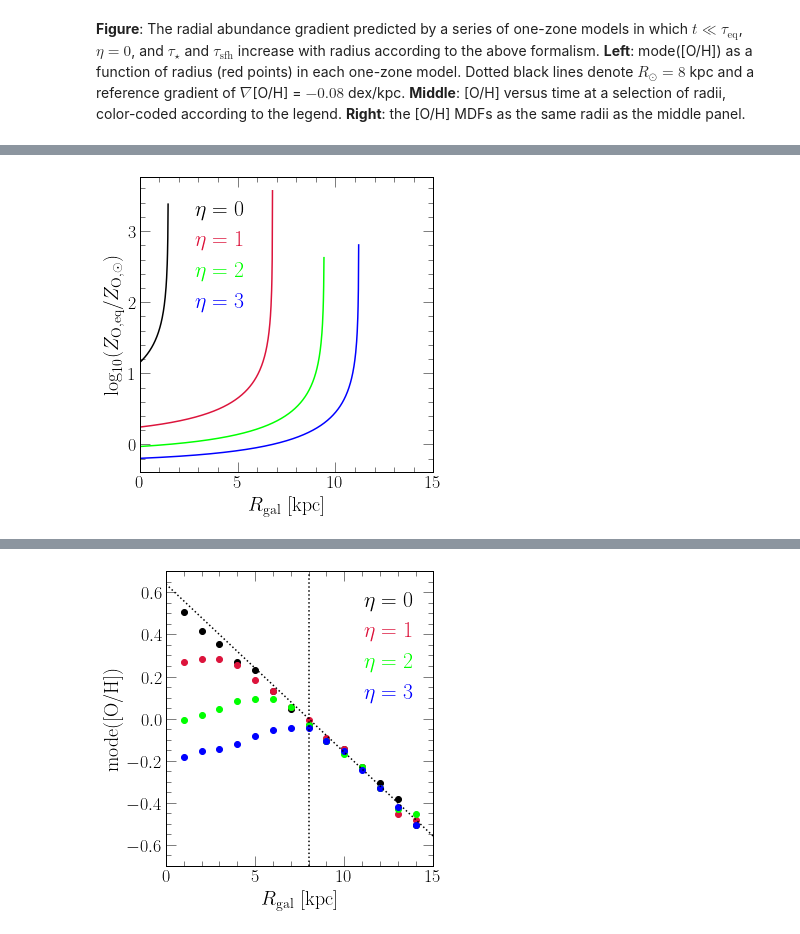
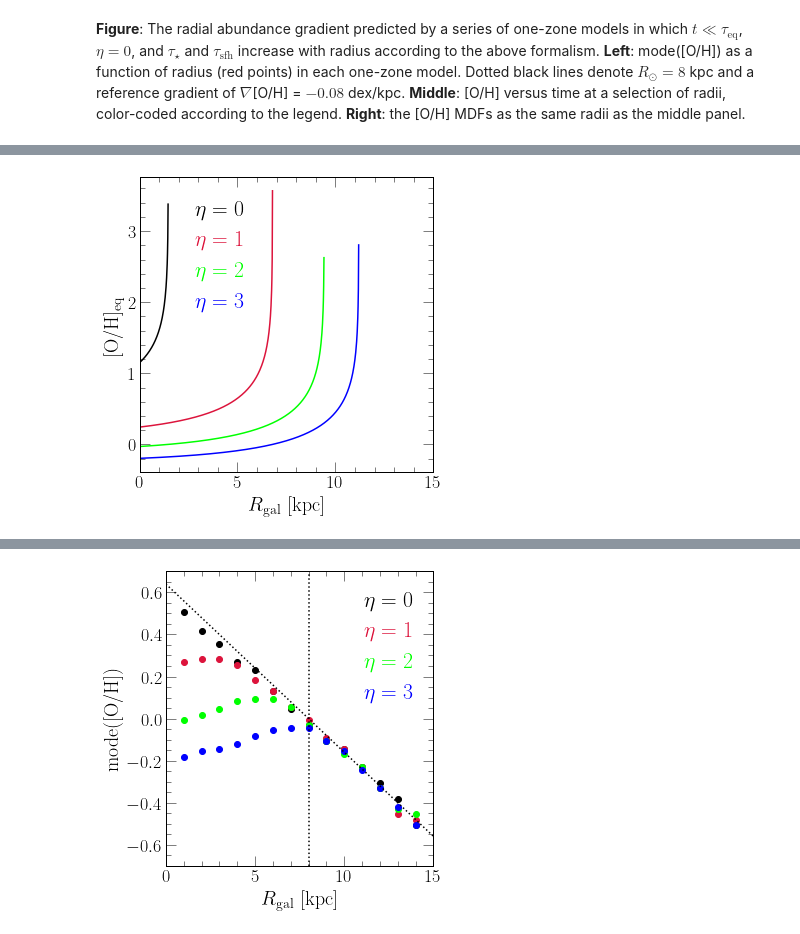
Before and after one commit to giganano/outflows, a Jupyter notebook: notebooks/radialflows.ipynb, the cells around one changed output, grey strips where cells are left out. Saved outputs shown, nothing was run; the diff lists cells and outputs as text; code cells hidden in the pictures.

```diff
--- a/notebooks/radialflows.ipynb
+++ b/notebooks/radialflows.ipynb
@@ -963,40 +969,40 @@ plt.show()
 fig = plt.figure(figsize = (5, 5))
 ax = fig.add_subplot(111)
 ax.set_xlabel(r"$R_\text{gal}$ [kpc]")
-# ax.set_ylabel(r"[O/H]$_\text{eq}$")
-ax.set_ylabel(r"$\log_{10}(Z_\text{O,eq} / Z_{\text{O},\odot})$")
+ax.set_ylabel(r"[O/H]$_\text{eq}$")
+# ax.set_ylabel(r"$\log_{10}(Z_\text{O,eq} / Z_{\text{O},\odot})$")
 ax.set_xlim([0, 15])
 # ax.set_ylim([-0.7, 0.7])
 
 etas = [0, 1, 2, 3]
 colors = ["black", "crimson", "lime", "blue"]
 radii = np.linspace(0, 15, 1000)
 for i in range(len(etas)):
     yvals = len(radii) * [0.]
     for j in range(len(radii)):
         zeq_ = zeq(radii[j], eta = etas[i])
         if zeq_ > 0:
             yvals[j] = np.log10(zeq_ / vice.solar_z['o'])
         else:
             yvals[j] = float("nan")
     kwargs = {
         "c": named_colors()[colors[i]],
         "label": r"$\eta = %g$" % (etas[i])
     }
-    ax.plot(xvals, yvals, **kwargs)
+    ax.plot(radii, yvals, **kwargs)
 
 kwargs = {
     "loc": mpl_loc("upper left"),
     "bbox_to_anchor": (0.1, 0.99),
     "ncol": 1,
     "handlelength": 0,
     "fontsize": 22
 }
 leg = ax.legend(**kwargs)
 fancy_legend(leg, colors)
 
 plt.tight_layout()
 plt.savefig("./radialflows/zeq_vs_r_consteta.pdf")
 plt.show()
 # %% [output]
-[figure, old version]
+[figure, new version]
```
Also changed, not shown: parts of 13 cells of this notebook, 1 other file.
